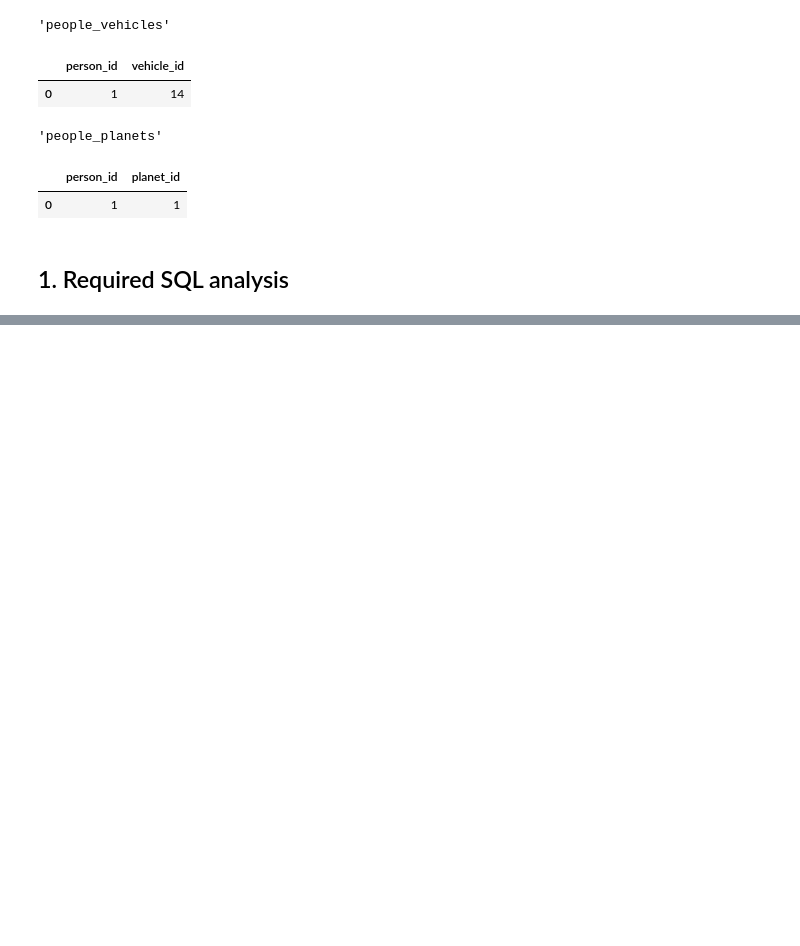
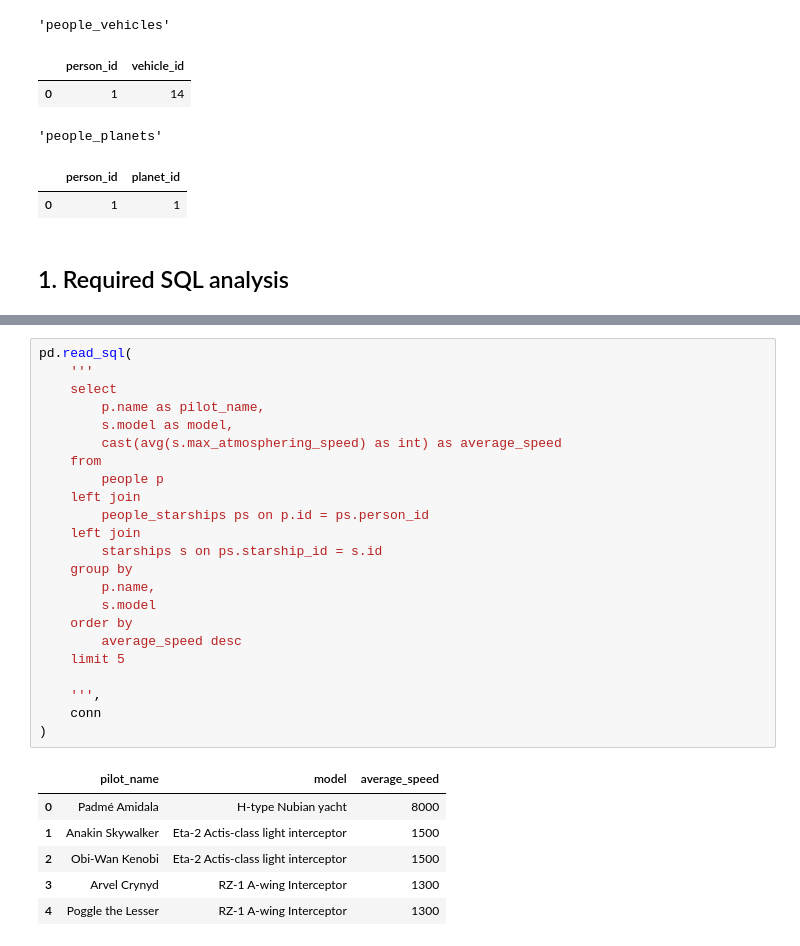
Before and after one commit to fengyu20/sql-project-star-wars-analysis, a Jupyter notebook: sqlite3_secondversion/sql_analysis_second_version.ipynb, the cells around one changed output, grey strips where cells are left out. Saved outputs shown, nothing was run; the diff lists cells and outputs as text; blank space fills up the shorter version.

```diff
--- a/sqlite3_secondversion/sql_analysis_second_version.ipynb
+++ b/sqlite3_secondversion/sql_analysis_second_version.ipynb
@@ -62,0 +167,30 @@ for item in connection_table:
+# %%
+pd.read_sql(
+    '''
+    select
+        p.name as pilot_name,
+        s.model as model,
+        cast(avg(s.max_atmosphering_speed) as int) as average_speed
+    from
+        people p
+    left join
+        people_starships ps on p.id = ps.person_id
+    left join
+        starships s on ps.starship_id = s.id
+    group by
+        p.name,
+        s.model
+    order by
+        average_speed desc
+    limit 5
+
+    ''',
+    conn
+)
+# %% [output]
+|  | pilot_name | model | average_speed |
+| 0 | Padmé Amidala | H-type Nubian yacht | 8000 |
+| 1 | Anakin Skywalker | Eta-2 Actis-class light interceptor | 1500 |
+| 2 | Obi-Wan Kenobi | Eta-2 Actis-class light interceptor | 1500 |
+| 3 | Arvel Crynyd | RZ-1 A-wing Interceptor | 1300 |
+| 4 | Poggle the Lesser | RZ-1 A-wing Interceptor | 1300 |
```
Also changed, not shown: parts of 20 cells of this notebook, 1 other file.
